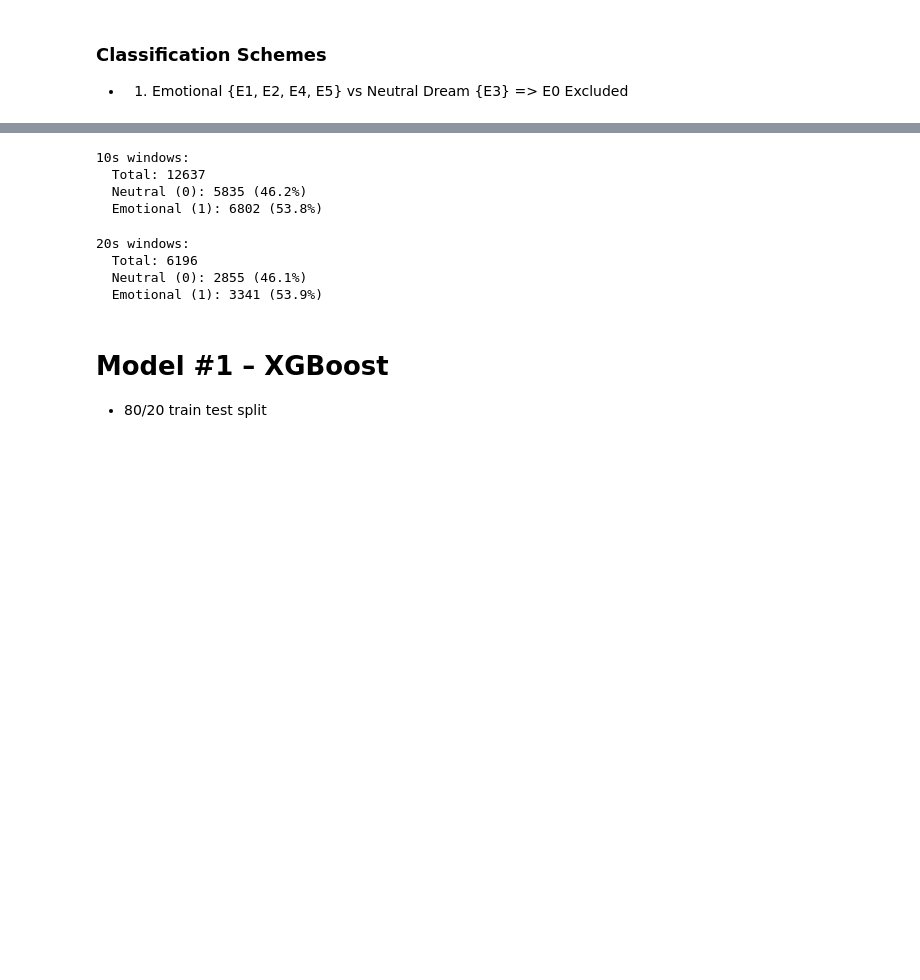
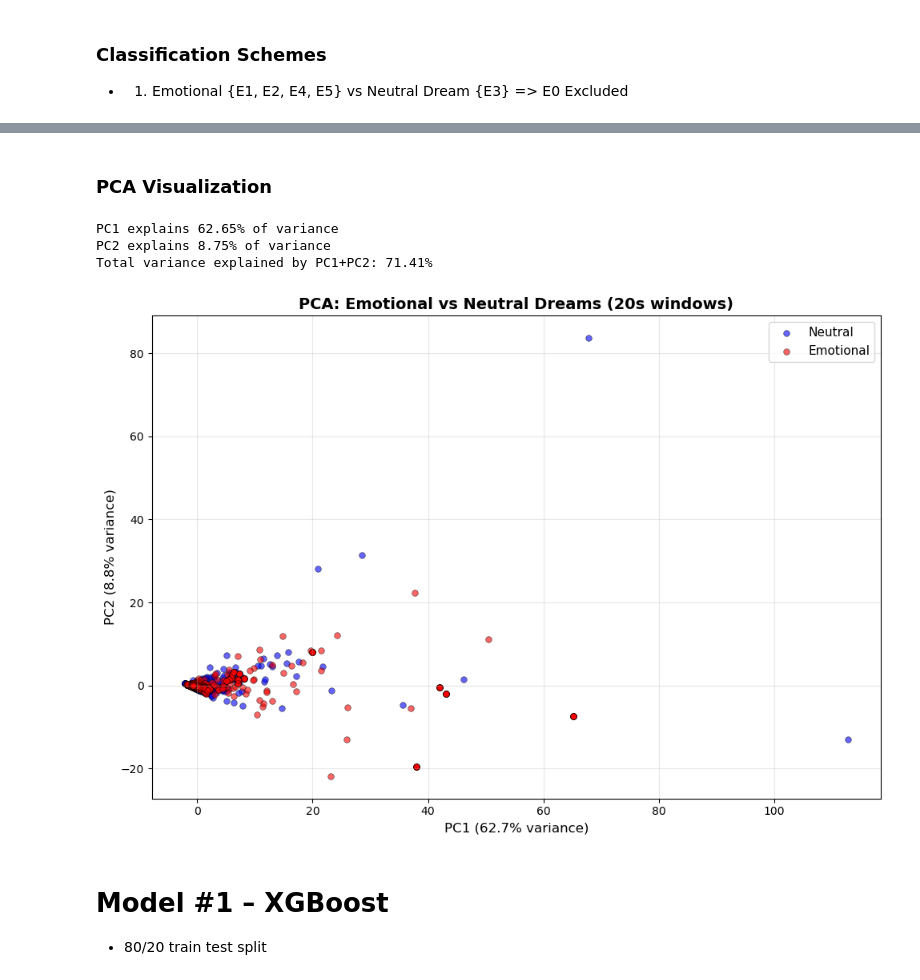
Before and after one commit to connor-richardson/dream-state-classifier, a Jupyter notebook: main.ipynb, the cells around one changed output, grey strips where cells are left out. Saved outputs shown, nothing was run; the diff lists cells and outputs as text; code cells hidden in the pictures; blank space fills up the shorter version.

```diff
--- a/main.ipynb
+++ b/main.ipynb
@@ -35,7 +37,9 @@ print("Example shapes:", [(arr.shape, lbl) for arr, lbl in eeg_dataset[:3]])
 Loaded 533 trials.
 Example shapes: [((6, 290000), 2), ((6, 36000), 2), ((6, 51000), 3)]
 # %%
-for file in dataset_path.iterdir():
+for i, file in enumerate(dataset_path.iterdir()):
+    if i >= 10:
+        break
     fname = file.stem
     label_part = [part for part in fname.split("_") if part.startswith("E")][0]
     label = int(label_part[1:])
@@ -211,29 +230,46 @@ print(f"  Emotional (1): {np.sum(y2_binary == 1)} ({np.sum(y2_binary == 1)/len(y
-# %%
-# 10s windows
-y10_binary, mask10 = remap_emotional_neutral(y10)
-X10_binary = X10[mask10]
-print(f"\n10s windows:")
-print(f"  Total: {len(y10_binary)}")
-print(f"  Neutral (0): {np.sum(y10_binary == 0)} ({np.sum(y10_binary == 0)/len(y10_binary)*100:.1f}%)")
-print(f"  Emotional (1): {np.sum(y10_binary == 1)} ({np.sum(y10_binary == 1)/len(y10_binary)*100:.1f}%)")
-# %% [output]
-10s windows:
-  Total: 12637
-  Neutral (0): 5835 (46.2%)
-  Emotional (1): 6802 (53.8%)
-# %%
-# 20s windows
-y20_binary, mask20 = remap_emotional_neutral(y20)
-X20_binary = X20[mask20]
-print(f"\n20s windows:")
-print(f"  Total: {len(y20_binary)}")
-print(f"  Neutral (0): {np.sum(y20_binary == 0)} ({np.sum(y20_binary == 0)/len(y20_binary)*100:.1f}%)")
-print(f"  Emotional (1): {np.sum(y20_binary == 1)} ({np.sum(y20_binary == 1)/len(y20_binary)*100:.1f}%)")
-# %% [output]
-20s windows:
-  Total: 6196
-  Neutral (0): 2855 (46.1%)
-  Emotional (1): 3341 (53.9%)
+# %% [markdown]
+### PCA Visualization
+# %%
+def plot_pca_20s():
+    scaler = StandardScaler()
+    X20_scaled = scaler.fit_transform(X20_binary)
+
+    pca = PCA(n_components=2)
+    X_pca = pca.fit_transform(X20_scaled)
+
+    plt.figure(figsize=(10, 7))
+
+    # Plot neutral dreams
+    neutral_mask = y20_binary == 0
+    plt.scatter(X_pca[neutral_mask, 0], X_pca[neutral_mask, 1],
+                c='blue', label='Neutral', alpha=0.6, s=30, edgecolors='k', linewidth=0.5)
+
+    # Plot emotional dreams
+    emotional_mask = y20_binary == 1
+    plt.scatter(X_pca[emotional_mask, 0], X_pca[emotional_mask, 1],
+                c='red', label='Emotional', alpha=0.6, s=30, edgecolors='k', linewidth=0.5)
+
+    # Labels with variance explained
+    plt.xlabel(f'PC1 ({pca.explained_variance_ratio_[0]*100:.1f}% variance)', fontsize=12)
+    plt.ylabel(f'PC2 ({pca.explained_variance_ratio_[1]*100:.1f}% variance)', fontsize=12)
+    plt.title('PCA: Emotional vs Neutral Dreams (20s windows)', fontsize=14, fontweight='bold')
+    plt.legend(fontsize=11)
+    plt.grid(True, alpha=0.3)
+
+    # Print variance info
+    print(f"PC1 explains {pca.explained_variance_ratio_[0]*100:.2f}% of variance")
+    print(f"PC2 explains {pca.explained_variance_ratio_[1]*100:.2f}% of variance")
+    print(f"Total variance explained by PC1+PC2: {sum(pca.explained_variance_ratio_)*100:.2f}%")
+
+    plt.tight_layout()
+    plt.show()
+
+plot_pca_20s()
+# %% [output]
+PC1 explains 62.65% of variance
+PC2 explains 8.75% of variance
+Total variance explained by PC1+PC2: 71.41%
+[figure, added]
 # %% [markdown]
 # Model #1 – XGBoost
 - 80/20 train test split
```
Also changed, not shown: parts of 17 cells of this notebook.
